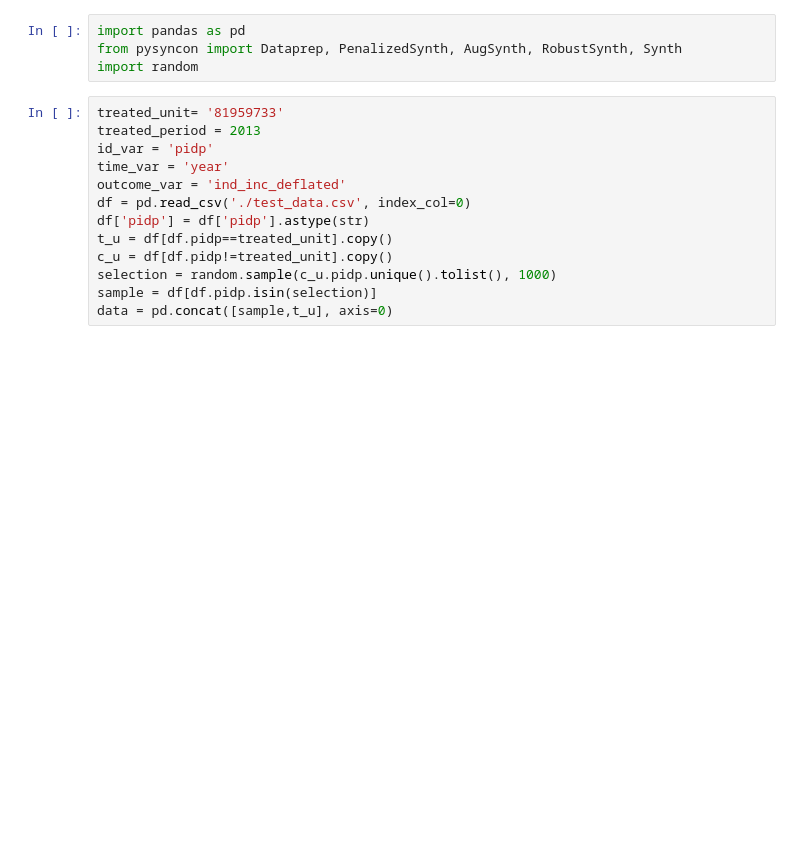
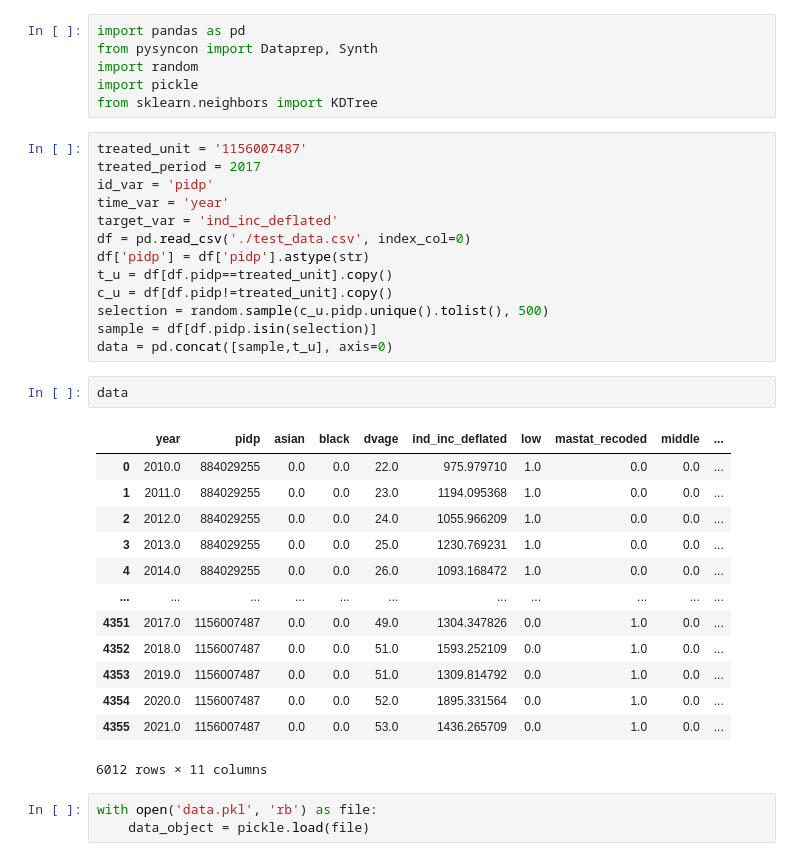
Before and after one commit to centre-for-care/costofcare, a Jupyter notebook: nsc.ipynb, the cells around one changed output. Drawn from its saved outputs; the diff is of its cells as text; blank space fills up the shorter version.

```diff
--- a/nsc.ipynb
+++ b/nsc.ipynb
@@ -1,17 +1,38 @@
 # %%
 import pandas as pd
-from pysyncon import Dataprep, PenalizedSynth, AugSynth, RobustSynth, Synth
+from pysyncon import Dataprep, Synth
 import random
+import pickle
+from sklearn.neighbors import KDTree
 # %%
-treated_unit= '81959733'
-treated_period = 2013
+treated_unit = '1156007487'
+treated_period = 2017
 id_var = 'pidp'
 time_var = 'year'
-outcome_var = 'ind_inc_deflated'
+target_var = 'ind_inc_deflated'
 df = pd.read_csv('./test_data.csv', index_col=0)
 df['pidp'] = df['pidp'].astype(str)
 t_u = df[df.pidp==treated_unit].copy()
 c_u = df[df.pidp!=treated_unit].copy()
-selection = random.sample(c_u.pidp.unique().tolist(), 1000)
+selection = random.sample(c_u.pidp.unique().tolist(), 500)
 sample = df[df.pidp.isin(selection)]
 data = pd.concat([sample,t_u], axis=0)
+# %%
+data
+# %% [output]
+|  | year | pidp | asian | black | dvage | ind_inc_deflated | low | mastat_recoded | middle | ... |
+| 0 | 2010.0 | 884029255 | 0.0 | 0.0 | 22.0 | 975.979710 | 1.0 | 0.0 | 0.0 | ... |
+| 1 | 2011.0 | 884029255 | 0.0 | 0.0 | 23.0 | 1194.095368 | 1.0 | 0.0 | 0.0 | ... |
+| 2 | 2012.0 | 884029255 | 0.0 | 0.0 | 24.0 | 1055.966209 | 1.0 | 0.0 | 0.0 | ... |
+| 3 | 2013.0 | 884029255 | 0.0 | 0.0 | 25.0 | 1230.769231 | 1.0 | 0.0 | 0.0 | ... |
+| 4 | 2014.0 | 884029255 | 0.0 | 0.0 | 26.0 | 1093.168472 | 1.0 | 0.0 | 0.0 | ... |
+| ... | ... | ... | ... | ... | ... | ... | ... | ... | ... | ... |
+| 4351 | 2017.0 | 1156007487 | 0.0 | 0.0 | 49.0 | 1304.347826 | 0.0 | 1.0 | 0.0 | ... |
+| 4352 | 2018.0 | 1156007487 | 0.0 | 0.0 | 51.0 | 1593.252109 | 0.0 | 1.0 | 0.0 | ... |
+| 4353 | 2019.0 | 1156007487 | 0.0 | 0.0 | 51.0 | 1309.814792 | 0.0 | 1.0 | 0.0 | ... |
+| 4354 | 2020.0 | 1156007487 | 0.0 | 0.0 | 52.0 | 1895.331564 | 0.0 | 1.0 | 0.0 | ... |
+| 4355 | 2021.0 | 1156007487 | 0.0 | 0.0 | 53.0 | 1436.265709 | 0.0 | 1.0 | 0.0 | ... |
+6012 rows × 11 columns
+# %%
+with open('data.pkl', 'rb') as file:
+    data_object = pickle.load(file)
```
Also changed, not shown: parts of 15 cells of this notebook, 3 other files.
